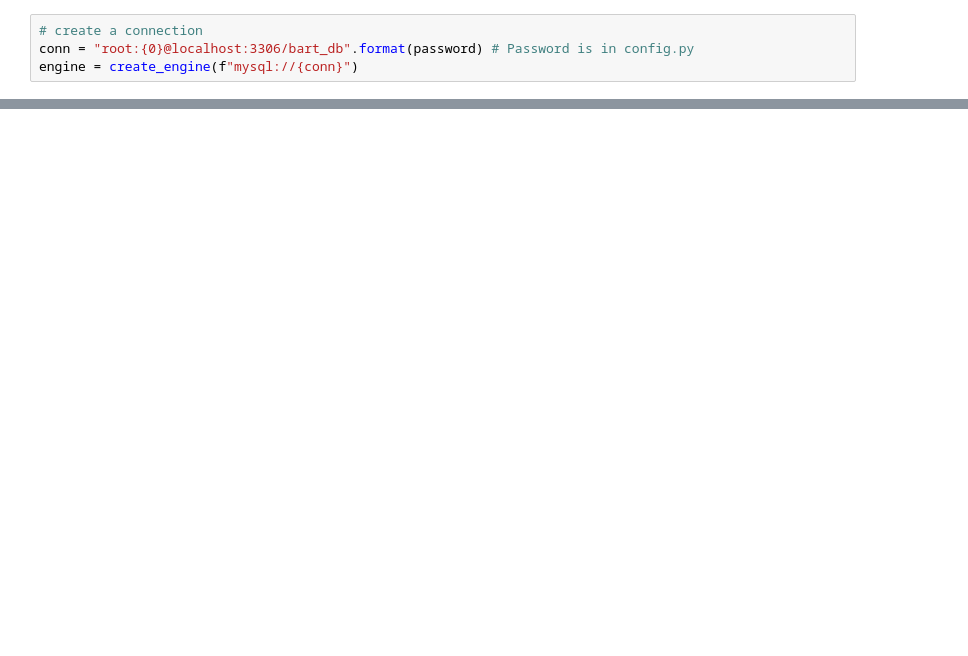
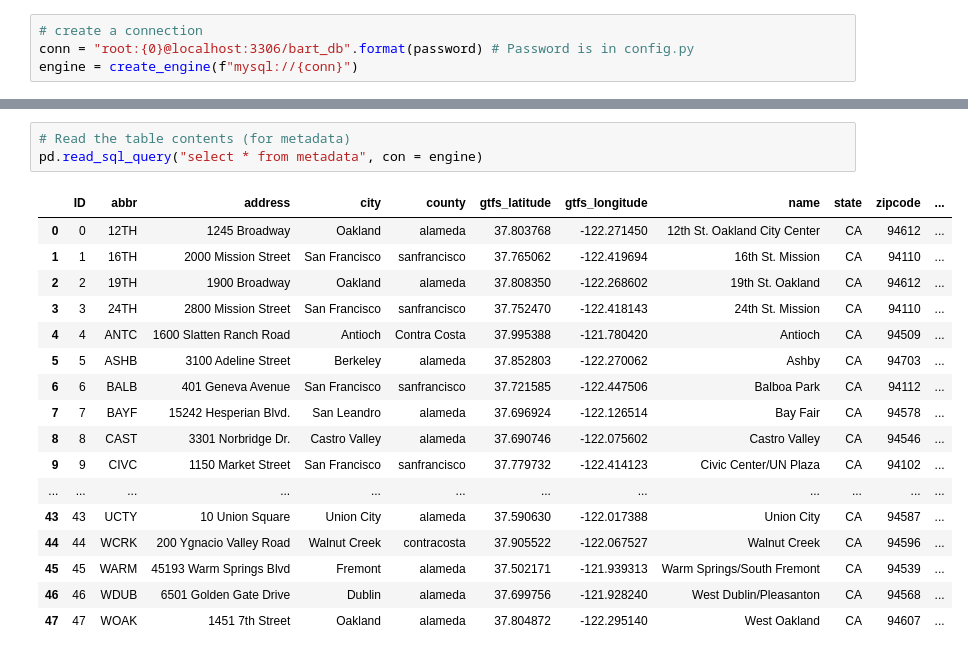
Before and after one commit to contactgokul/BART-ridership, a Jupyter notebook: BART-Ridership_data_processing.ipynb, the cells around one changed output, grey strips where cells are left out. Cells and saved outputs as stored; diff of their text form; blank space fills up the shorter version.

```diff
--- a/BART-Ridership_data_processing.ipynb
+++ b/BART-Ridership_data_processing.ipynb
@@ -322,0 +338,21 @@ pd.read_sql_query("select * from ridership", con = engine).head()
+# %%
+# Read the table contents (for metadata)
+pd.read_sql_query("select * from metadata", con = engine)
+# %% [output]
+|  | ID | abbr | address | city | county | gtfs_latitude | gtfs_longitude | name | state | zipcode | ... |
+| 0 | 0 | 12TH | 1245 Broadway | Oakland | alameda | 37.803768 | -122.271450 | 12th St. Oakland City Center | CA | 94612 | ... |
+| 1 | 1 | 16TH | 2000 Mission Street | San Francisco | sanfrancisco | 37.765062 | -122.419694 | 16th St. Mission | CA | 94110 | ... |
+| 2 | 2 | 19TH | 1900 Broadway | Oakland | alameda | 37.808350 | -122.268602 | 19th St. Oakland | CA | 94612 | ... |
+| 3 | 3 | 24TH | 2800 Mission Street | San Francisco | sanfrancisco | 37.752470 | -122.418143 | 24th St. Mission | CA | 94110 | ... |
+| 4 | 4 | ANTC | 1600 Slatten Ranch Road | Antioch | Contra Costa | 37.995388 | -121.780420 | Antioch | CA | 94509 | ... |
+| 5 | 5 | ASHB | 3100 Adeline Street | Berkeley | alameda | 37.852803 | -122.270062 | Ashby | CA | 94703 | ... |
+| 6 | 6 | BALB | 401 Geneva Avenue | San Francisco | sanfrancisco | 37.721585 | -122.447506 | Balboa Park | CA | 94112 | ... |
+| 7 | 7 | BAYF | 15242 Hesperian Blvd. | San Leandro | alameda | 37.696924 | -122.126514 | Bay Fair | CA | 94578 | ... |
+| 8 | 8 | CAST | 3301 Norbridge Dr. | Castro Valley | alameda | 37.690746 | -122.075602 | Castro Valley | CA | 94546 | ... |
+| 9 | 9 | CIVC | 1150 Market Street | San Francisco | sanfrancisco | 37.779732 | -122.414123 | Civic Center/UN Plaza | CA | 94102 | ... |
+| ... | ... | ... | ... | ... | ... | ... | ... | ... | ... | ... | ... |
+| 43 | 43 | UCTY | 10 Union Square | Union City | alameda | 37.590630 | -122.017388 | Union City | CA | 94587 | ... |
+| 44 | 44 | WCRK | 200 Ygnacio Valley Road | Walnut Creek | contracosta | 37.905522 | -122.067527 | Walnut Creek | CA | 94596 | ... |
+| 45 | 45 | WARM | 45193 Warm Springs Blvd | Fremont | alameda | 37.502171 | -121.939313 | Warm Springs/South Fremont | CA | 94539 | ... |
+| 46 | 46 | WDUB | 6501 Golden Gate Drive | Dublin | alameda | 37.699756 | -121.928240 | West Dublin/Pleasanton | CA | 94568 | ... |
+| 47 | 47 | WOAK | 1451 7th Street | Oakland | alameda | 37.804872 | -122.295140 | West Oakland | CA | 94607 | ... |
```
Also changed, not shown: parts of 9 cells of this notebook.
